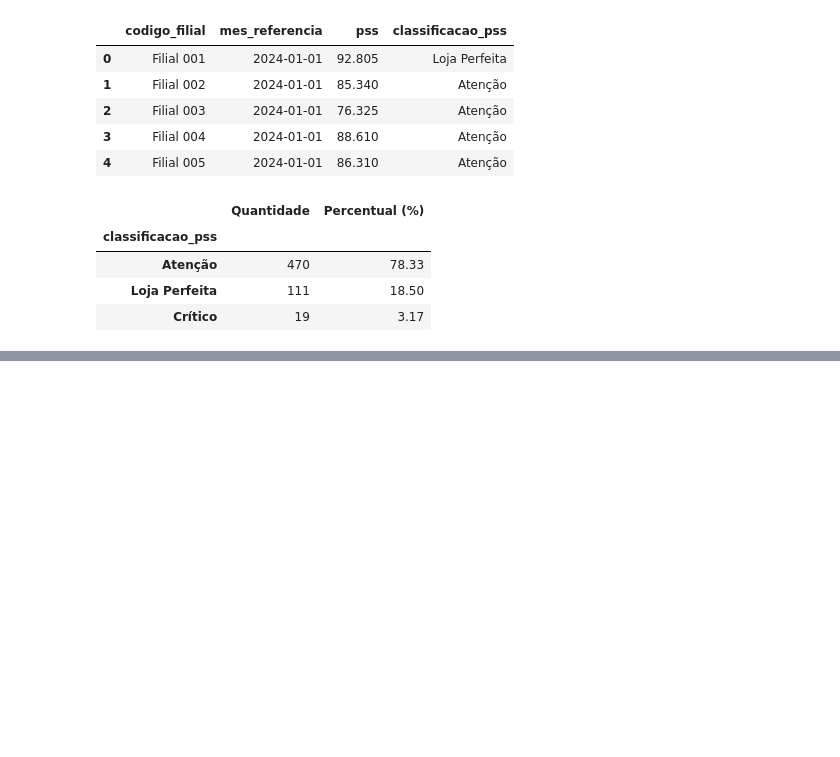
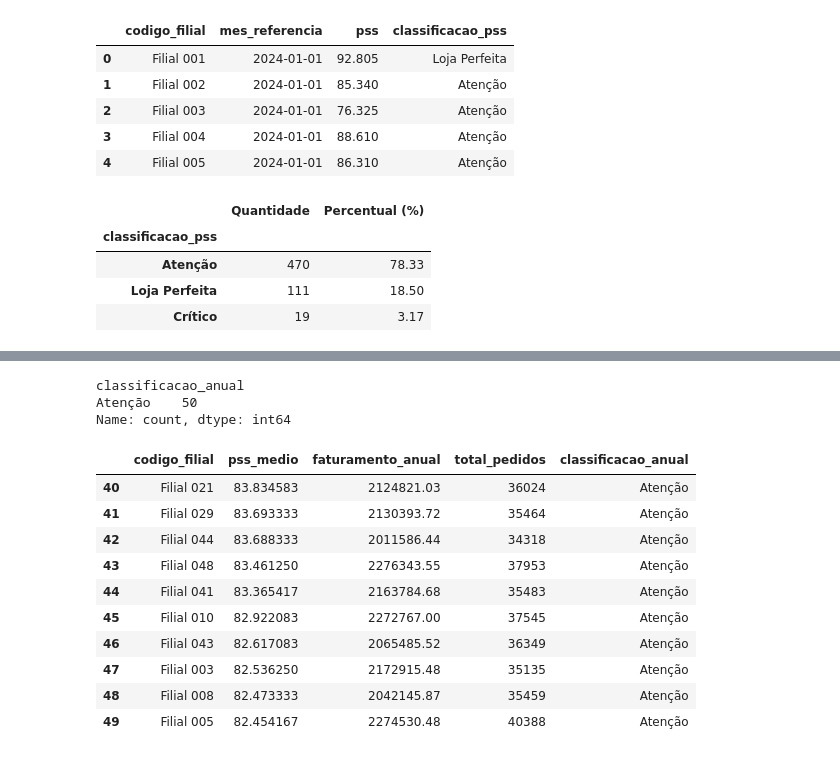
Before and after one commit to DanielDevCC26/perfect-store-analysis, a Jupyter notebook: notebooks/perfect_store_analysis.ipynb, the cells around one changed output, grey strips where cells are left out. Cells and saved outputs as stored; diff of their text form; code cells hidden in the pictures; blank space fills up the shorter version.

Commit message:
Create Annual Branch Ranking

```diff
--- a/notebooks/perfect_store_analysis.ipynb
+++ b/notebooks/perfect_store_analysis.ipynb
@@ -152,0 +157,22 @@ resumo_pss
+# %%
+# Consolidar os indicadores anuais por filial
+ranking_filiais = df.groupby(
+    "codigo_filial",
+    as_index=False
+).agg(
+    pss_medio=("pss", "mean"),
+    faturamento_anual=("faturamento_mensal", "sum"),
+    total_pedidos=("numero_pedidos", "sum")
+)
+
+# Ordenar as filiais pelo maior PSS médio
+ranking_filiais = ranking_filiais.sort_values(
+    by="pss_medio",
+    ascending=False
+).reset_index(drop=True)
+
+# Verificar a quantidade de filiais no ranking
+print(f"Total de filiais: {len(ranking_filiais)}")
+
+# Visualizar as dez melhores filiais
+ranking_filiais.head(10)
@@ -152,0 +250,26 @@ resumo_pss
+# %%
+# Classificar as filiais pelo PSS médio anual
+ranking_filiais["classificacao_anual"] = (
+    ranking_filiais["pss_medio"].apply(classificar_pss)
+)
+
+# Contar as filiais por classificação anual
+print(ranking_filiais["classificacao_anual"].value_counts())
+
+# Visualizar as dez filiais com menor PSS médio
+ranking_filiais.tail(10)
+# %% [output]
+classificacao_anual
+Atenção    50
+Name: count, dtype: int64
+|  | codigo_filial | pss_medio | faturamento_anual | total_pedidos | classificacao_anual |
+| 40 | Filial 021 | 83.834583 | 2124821.03 | 36024 | Atenção |
+| 41 | Filial 029 | 83.693333 | 2130393.72 | 35464 | Atenção |
+| 42 | Filial 044 | 83.688333 | 2011586.44 | 34318 | Atenção |
+| 43 | Filial 048 | 83.461250 | 2276343.55 | 37953 | Atenção |
+| 44 | Filial 041 | 83.365417 | 2163784.68 | 35483 | Atenção |
+| 45 | Filial 010 | 82.922083 | 2272767.00 | 37545 | Atenção |
+| 46 | Filial 043 | 82.617083 | 2065485.52 | 36349 | Atenção |
+| 47 | Filial 003 | 82.536250 | 2172915.48 | 35135 | Atenção |
+| 48 | Filial 008 | 82.473333 | 2042145.87 | 35459 | Atenção |
+| 49 | Filial 005 | 82.454167 | 2274530.48 | 40388 | Atenção |
```
Also changed, not shown: parts of 5 cells of this notebook.
